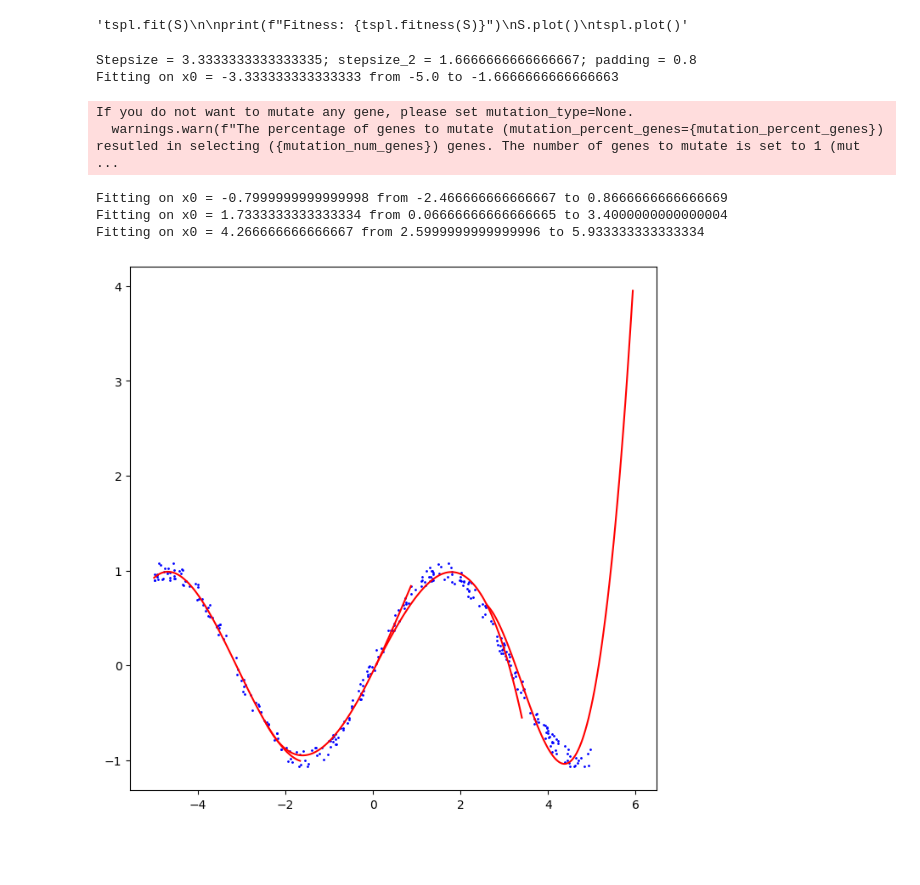
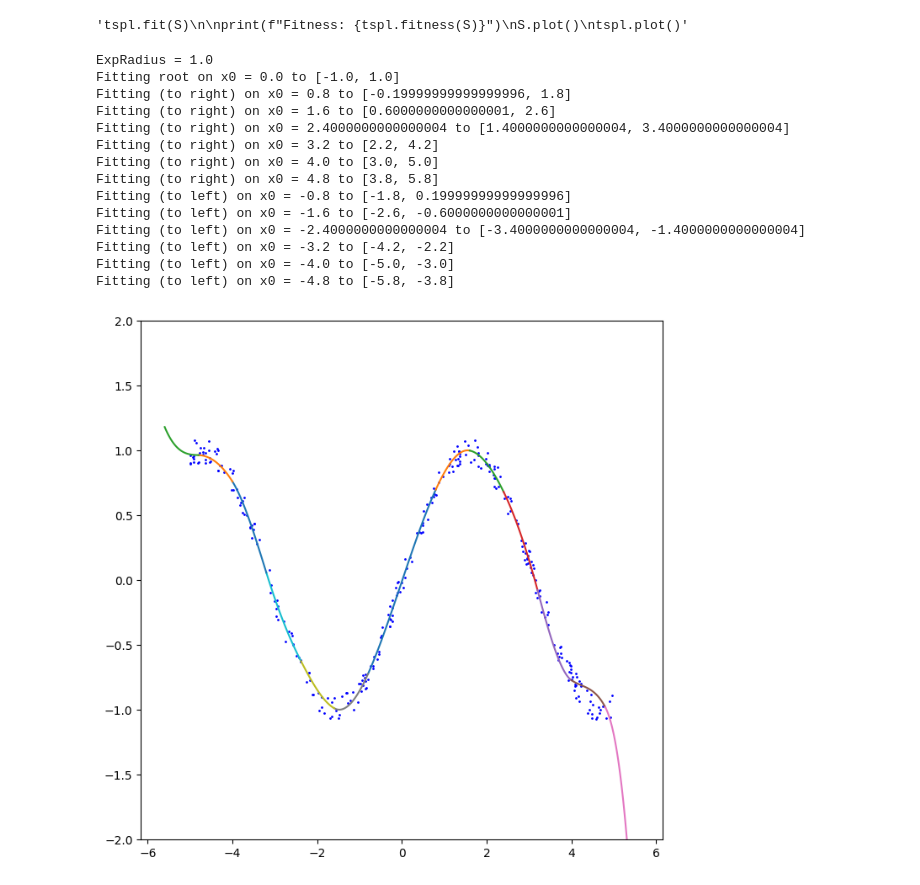
Before and after one commit to AgostinoRizzo/genpro, a Jupyter notebook: symbreg-taylor.ipynb, the cells around one changed output. Saved outputs shown, nothing was run; the diff lists cells and outputs as text; code cells hidden in the pictures; blank space fills up the shorter version.

Commit message:
Add multi Taylor spline fitting.

```diff
--- a/symbreg-taylor.ipynb
+++ b/symbreg-taylor.ipynb
@@ -30,23 +32,31 @@ S.plot()
 tspl.plot()"""
 # %% [output]
 'tspl.fit(S)\n\nprint(f"Fitness: {tspl.fitness(S)}")\nS.plot()\ntspl.plot()'
+# %%
+from matplotlib import pyplot as plt
+
+tspline_conn = taylor_spline.TaylorSplineConnector()
+tsplines = tspline_conn.fit(S)
+# %% [output]
+ExpRadius = 1.0
+Fitting root on x0 = 0.0 to [-1.0, 1.0]
+Fitting (to right) on x0 = 0.8 to [-0.19999999999999996, 1.8]
+Fitting (to right) on x0 = 1.6 to [0.6000000000000001, 2.6]
+Fitting (to right) on x0 = 2.4000000000000004 to [1.4000000000000004, 3.4000000000000004]
+Fitting (to right) on x0 = 3.2 to [2.2, 4.2]
+Fitting (to right) on x0 = 4.0 to [3.0, 5.0]
+Fitting (to right) on x0 = 4.8 to [3.8, 5.8]
+Fitting (to left) on x0 = -0.8 to [-1.8, 0.19999999999999996]
+Fitting (to left) on x0 = -1.6 to [-2.6, -0.6000000000000001]
+Fitting (to left) on x0 = -2.4000000000000004 to [-3.4000000000000004, -1.4000000000000004]
+Fitting (to left) on x0 = -3.2 to [-4.2, -2.2]
+Fitting (to left) on x0 = -4.0 to [-5.0, -3.0]
+Fitting (to left) on x0 = -4.8 to [-5.8, -3.8]
 # %%
-from matplotlib import pyplot as plt
-
-tspline_conn = taylor_spline.TaylorSplineConnector(3)
-tsplines = tspline_conn.fit(S)
-
 S.plot()
 for ts in tsplines:
     #print(f"Fitness: {ts.fitness(S)}")
     ts.plot(show=False)
 plt.show()
 # %% [output]
-Stepsize = 3.3333333333333335; stepsize_2 = 1.6666666666666667; padding = 0.8
-Fitting on x0 = -3.333333333333333 from -5.0 to -1.6666666666666663
-If you do not want to mutate any gene, please set mutation_type=None.
-  warnings.warn(f"The percentage of genes to mutate (mutation_percent_genes={mutation_percent_genes}) resutled in selecting ({mutation_num_genes}) genes. The number of genes to mutate is set to 1 (mut ...
-Fitting on x0 = -0.7999999999999998 from -2.466666666666667 to 0.8666666666666669
-Fitting on x0 = 1.7333333333333334 from 0.06666666666666665 to 3.4000000000000004
-Fitting on x0 = 4.266666666666667 from 2.5999999999999996 to 5.933333333333334
-[figure, old version]
+[figure, new version]
```
Also changed, not shown: parts of 2 cells of this notebook, 1 other file.
